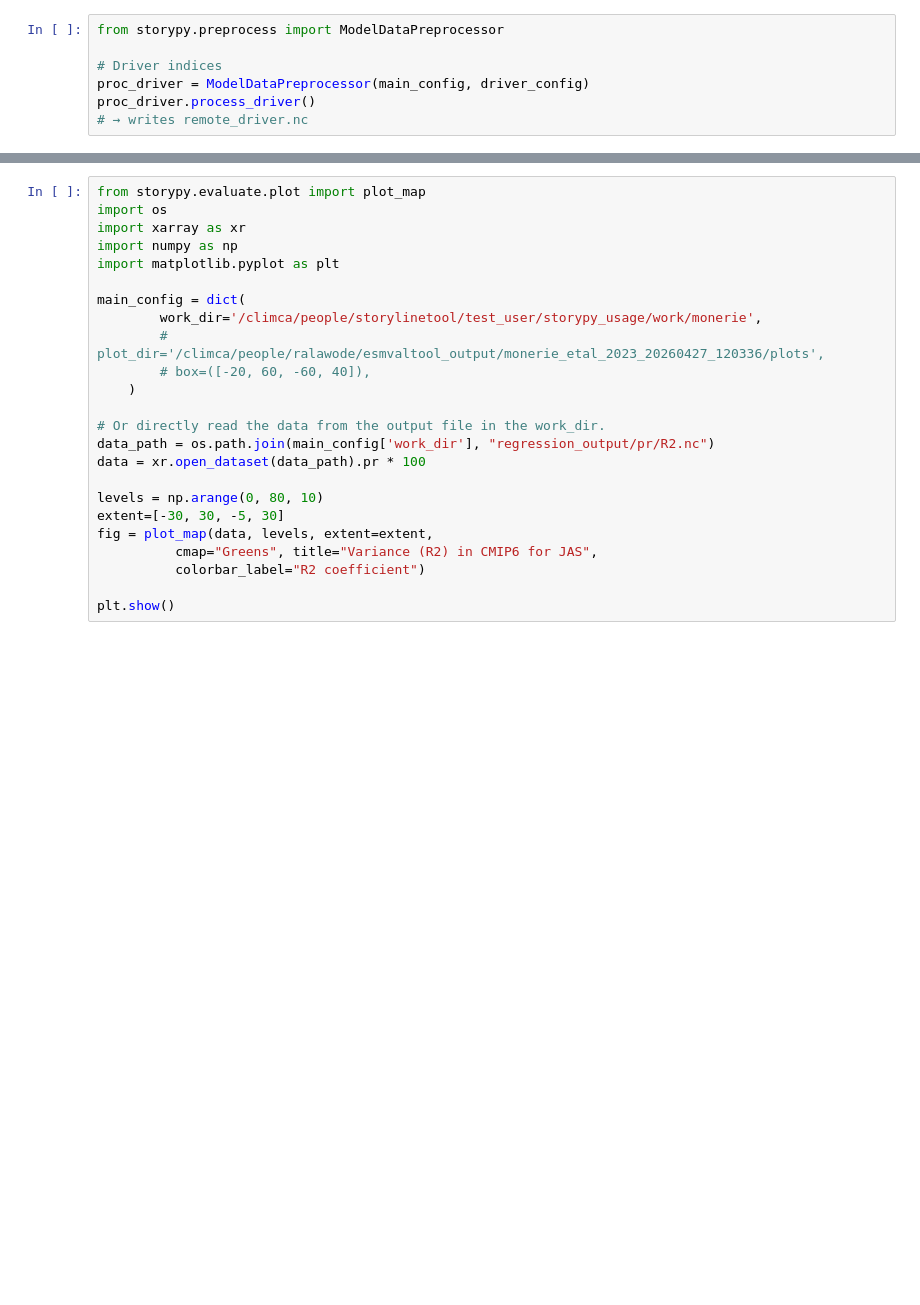
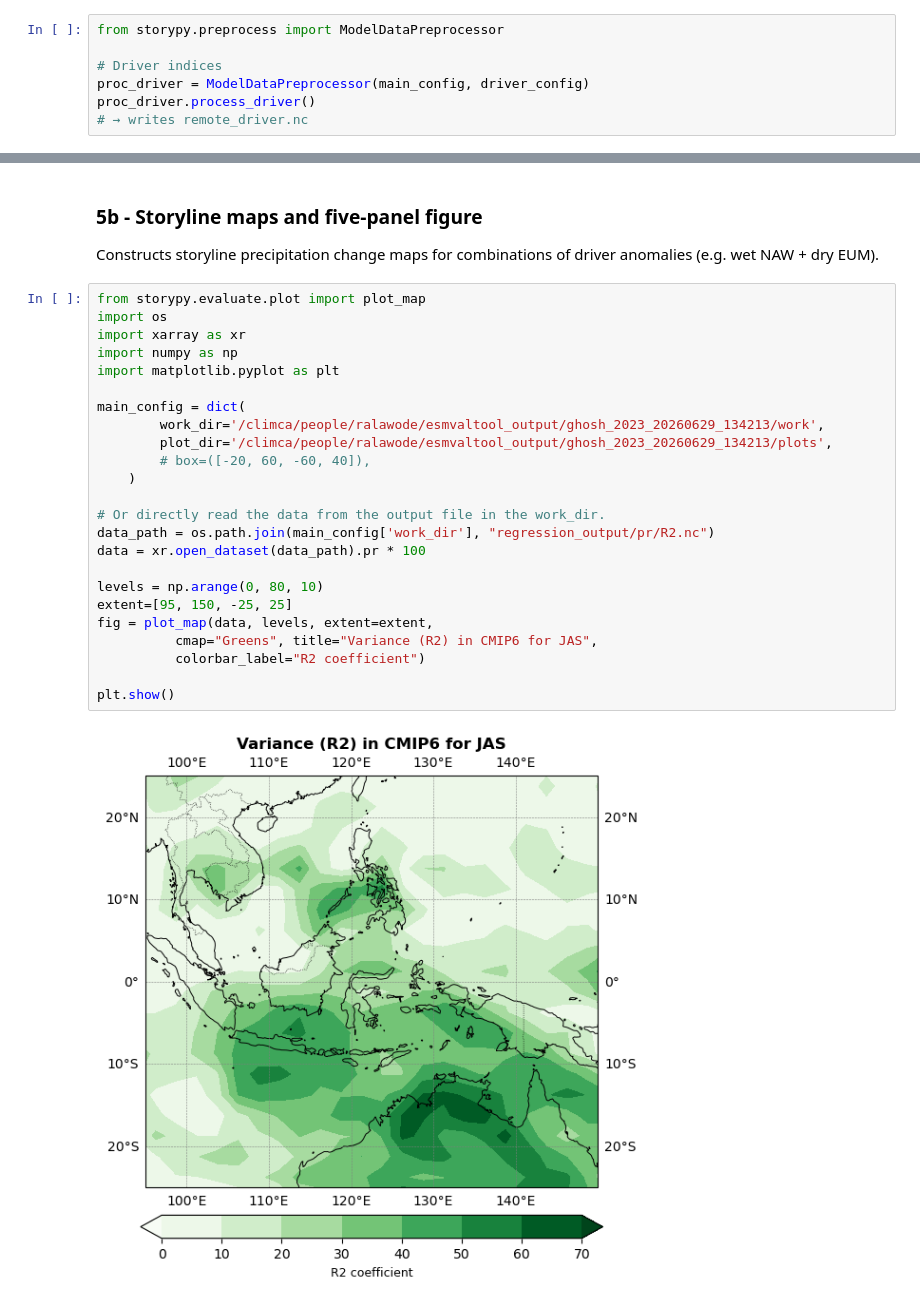
Before and after one commit to LIM-Climate-Causality/storypy, a Jupyter notebook: notebooks/sp_ghosh_2023.ipynb, the cells around one changed output, grey strips where cells are left out. Saved outputs shown, nothing was run; the diff lists cells and outputs as text; blank space fills up the shorter version.

```diff
--- a/notebooks/sp_ghosh_2023.ipynb
+++ b/notebooks/sp_ghosh_2023.ipynb
@@ -208,27 +658,34 @@ plt.show()
+# %% [markdown]
+### 5b - Storyline maps and five-panel figure
+
+Constructs storyline precipitation change maps for combinations of
+driver anomalies (e.g. wet NAW + dry EUM).
 # %%
 from storypy.evaluate.plot import plot_map
 import os
 import xarray as xr
 import numpy as np
 import matplotlib.pyplot as plt
 
 main_config = dict(
-        work_dir='/climca/people/storylinetool/test_user/storypy_usage/work/monerie',
-        # plot_dir='/climca/people/ralawode/esmvaltool_output/monerie_etal_2023_20260427_120336/plots',
+        work_dir='/climca/people/ralawode/esmvaltool_output/ghosh_2023_20260629_134213/work',
+        plot_dir='/climca/people/ralawode/esmvaltool_output/ghosh_2023_20260629_134213/plots',
         # box=([-20, 60, -60, 40]),
     )
 
 # Or directly read the data from the output file in the work_dir.
 data_path = os.path.join(main_config['work_dir'], "regression_output/pr/R2.nc")
 data = xr.open_dataset(data_path).pr * 100
 
 levels = np.arange(0, 80, 10)
-extent=[-30, 30, -5, 30]
+extent=[95, 150, -25, 25]
 fig = plot_map(data, levels, extent=extent,
           cmap="Greens", title="Variance (R2) in CMIP6 for JAS",
           colorbar_label="R2 coefficient")
 
 plt.show()
+# %% [output]
+[figure, added]
 # %%
 from storypy.evaluate.plot import regression_coefficient, create_multi_panel_figure
 import numpy as np
```
Also changed, not shown: parts of 33 cells of this notebook, 2 other files.
